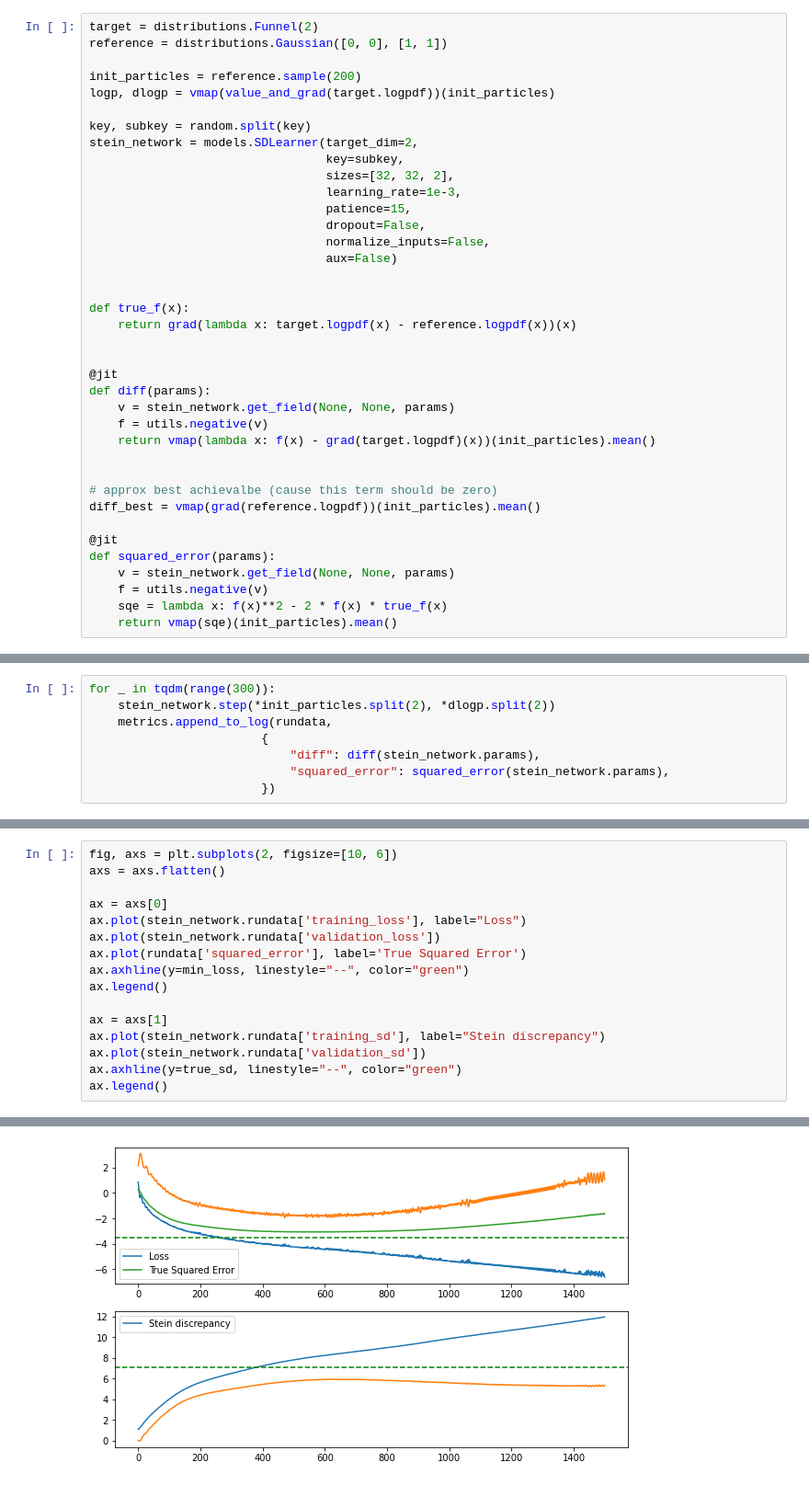
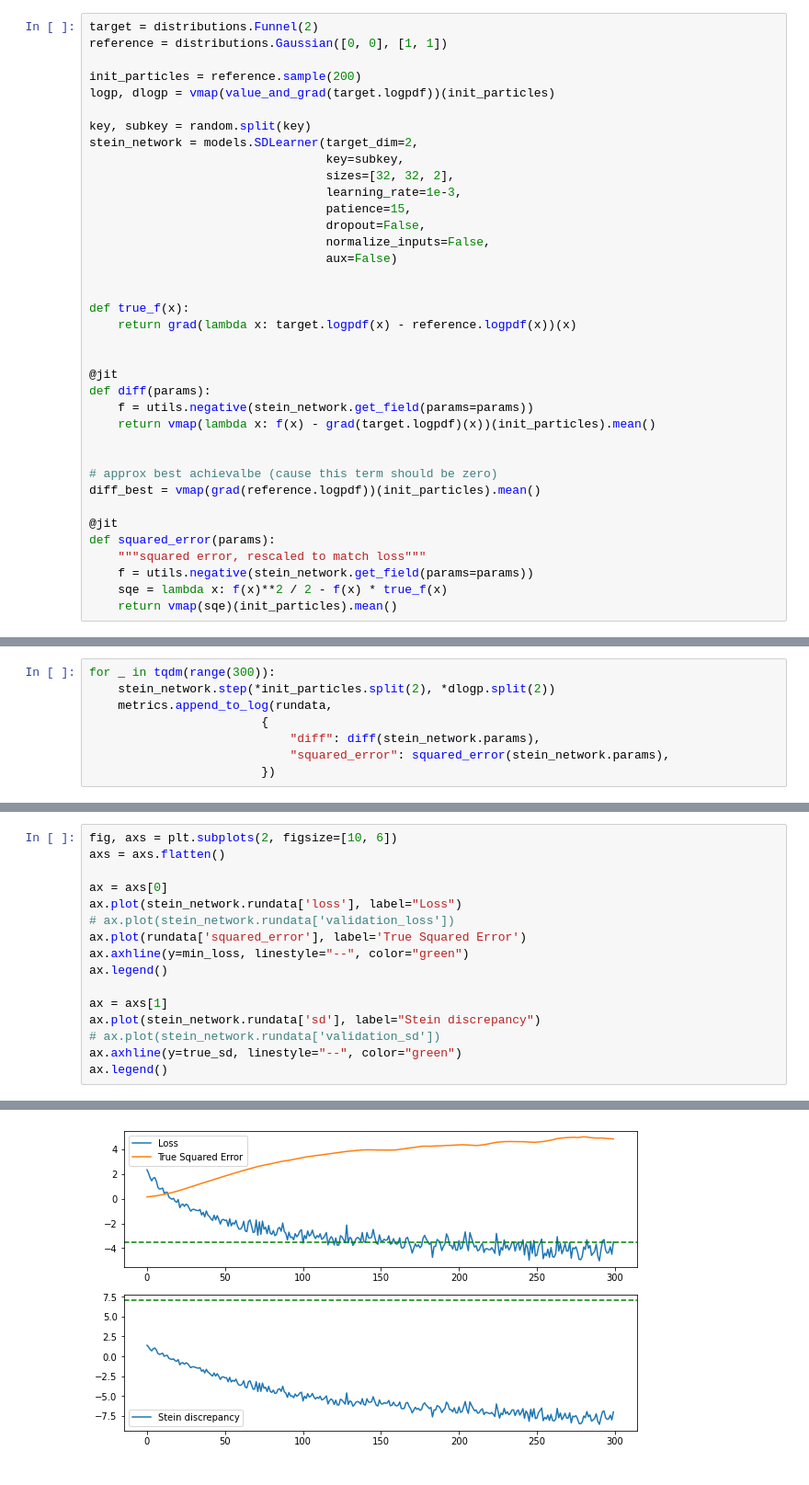
Before and after one commit to ratschlab/projects-2020-Neural-SVGD, a Jupyter notebook: notebooks/scratch/test-stein-network.ipynb, the cells around one changed output, grey strips where cells are left out. Shown: that part at 92% size. Saved outputs shown, nothing was run; the diff lists cells and outputs as text.

```diff
--- a/notebooks/scratch/test-stein-network.ipynb
+++ b/notebooks/scratch/test-stein-network.ipynb
@@ -58,8 +57,7 @@ def true_f(x):
 
 @jit
 def diff(params):
-    v = stein_network.get_field(None, None, params)
-    f = utils.negative(v)
+    f = utils.negative(stein_network.get_field(params=params))
     return vmap(lambda x: f(x) - grad(target.logpdf)(x))(init_particles).mean()
 
 
@@ -68,9 +66,9 @@ diff_best = vmap(grad(reference.logpdf))(init_particles).mean()
 
 @jit
 def squared_error(params):
-    v = stein_network.get_field(None, None, params)
-    f = utils.negative(v)
-    sqe = lambda x: f(x)**2 - 2 * f(x) * true_f(x)
+    """squared error, rescaled to match loss"""
+    f = utils.negative(stein_network.get_field(params=params))
+    sqe = lambda x: f(x)**2 / 2 - f(x) * true_f(x)
     return vmap(sqe)(init_particles).mean()
 # %%
 # optimal loss
@@ -104,21 +106,21 @@ for _ in tqdm(range(300)):
 # %%
 fig, axs = plt.subplots(2, figsize=[10, 6])
 axs = axs.flatten()
 
 ax = axs[0]
-ax.plot(stein_network.rundata['training_loss'], label="Loss")
-ax.plot(stein_network.rundata['validation_loss'])
+ax.plot(stein_network.rundata['loss'], label="Loss")
+# ax.plot(stein_network.rundata['validation_loss'])
 ax.plot(rundata['squared_error'], label='True Squared Error')
 ax.axhline(y=min_loss, linestyle="--", color="green")
 ax.legend()
 
 ax = axs[1]
-ax.plot(stein_network.rundata['training_sd'], label="Stein discrepancy")
-ax.plot(stein_network.rundata['validation_sd'])
+ax.plot(stein_network.rundata['sd'], label="Stein discrepancy")
+# ax.plot(stein_network.rundata['validation_sd'])
 ax.axhline(y=true_sd, linestyle="--", color="green")
 ax.legend()
 # %% [output]
 <matplotlib.legend.Legend at 0x...>
-[figure, old version]
+[figure, new version]
 # %%
 fig, axs = plt.subplots(figsize=[10, 3])
```
Also changed, not shown: parts of 5 cells of this notebook, 2 other files.
